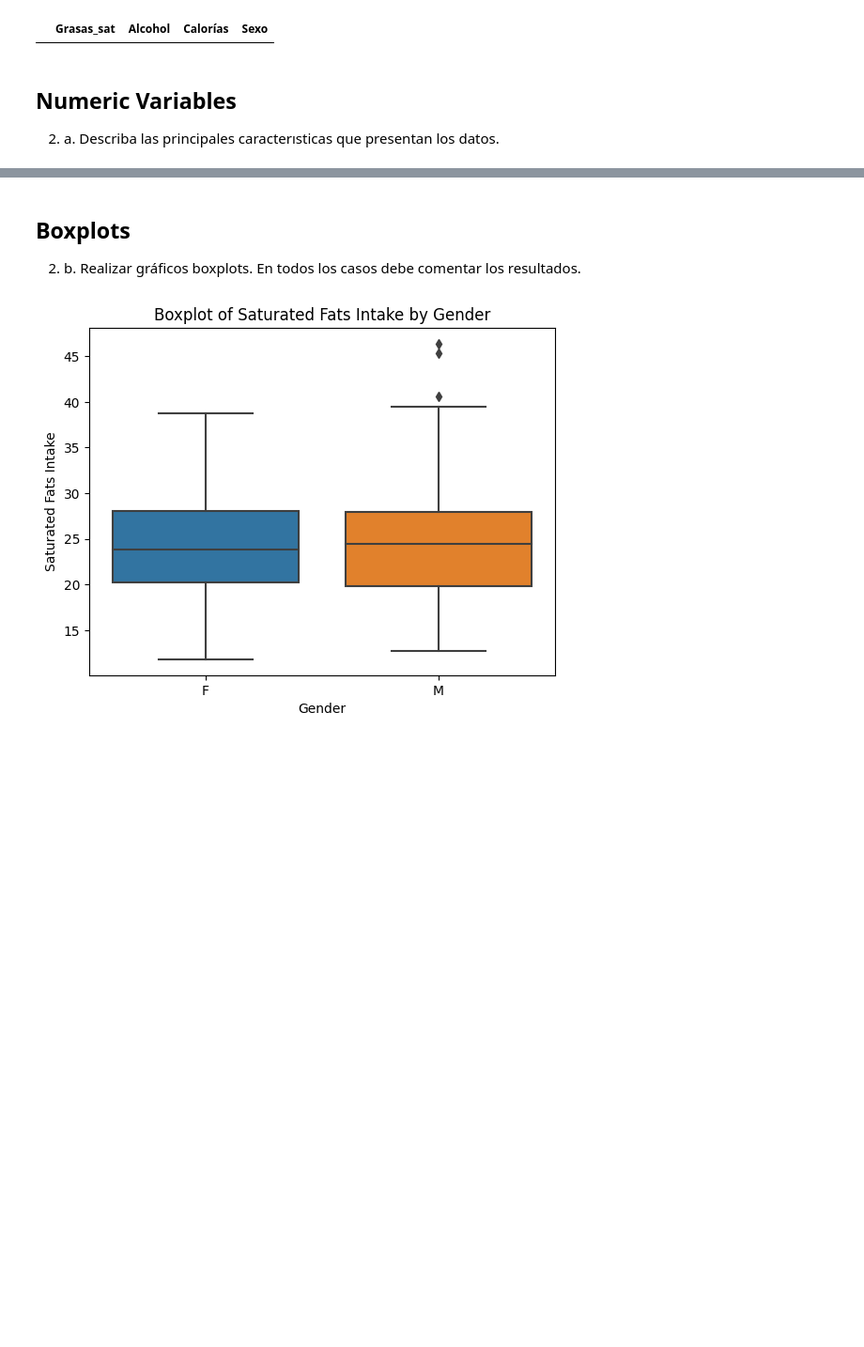
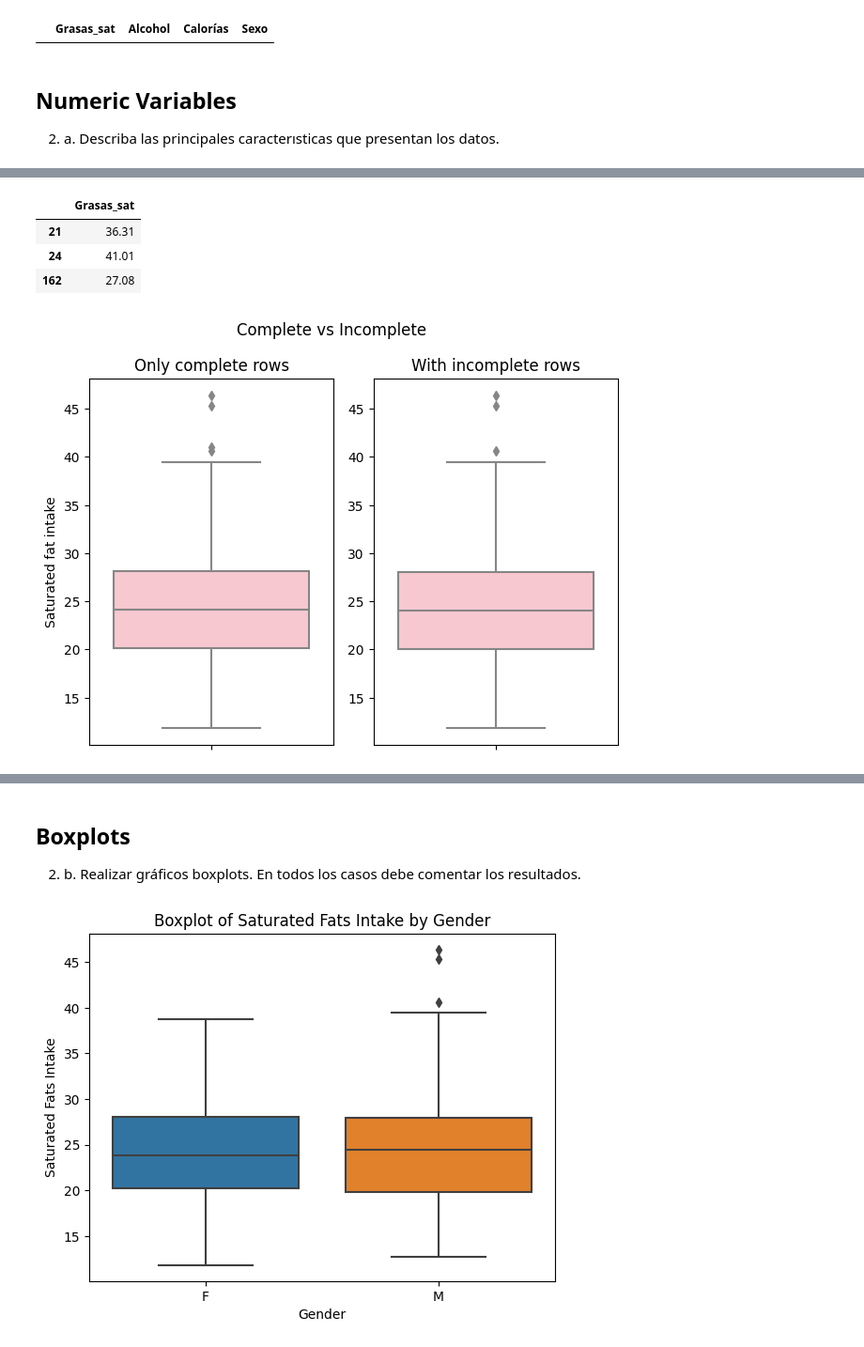
Before and after one commit to prausela/nutri-stats, a Jupyter notebook: main.ipynb, the cells around one changed output, grey strips where cells are left out. Shown: that part at 94% size. Saved outputs shown, nothing was run; the diff lists cells and outputs as text; code cells hidden in the pictures; blank space fills up the shorter version.

Commit message:
Explain data with plots

```diff
--- a/main.ipynb
+++ b/main.ipynb
@@ -94,0 +100,6 @@ nm_df
+# %%
+drop_rows_with_missing_vals = lambda df : df.drop(rows_with_missing_val(df).index)
+# %%
+fat_df = df[[SAT_FAT, CAL, GENDER]]
+fat_df = drop_rows_with_missing_vals(fat_df)
+fat_df
@@ -115,0 +198,20 @@ dtype: float64
+# %%
+drop_rows_with_missing_vals(mv_df[[SAT_FAT]])
+# %% [output]
+|  | Grasas_sat |
+| 21 | 36.31 |
+| 24 | 41.01 |
+| 162 | 27.08 |
+# %%
+figure, axis = plt.subplots(1, 2)
+sns.boxplot(y=SAT_FAT, data=fat_df,             ax=axis[0], color="pink")
+sns.boxplot(y=SAT_FAT, data=nm_df[[SAT_FAT]],   ax=axis[1], color="pink")
+axis[0].set_title("Only complete rows")
+axis[0].set_ylabel("Saturated fat intake")
+axis[1].set_title("With incomplete rows")
+axis[1].set_ylabel("")
+figure.suptitle("Complete vs Incomplete")
+figure.tight_layout()
+plt.show()
+# %% [output]
+[figure, added]
```
Also changed, not shown: parts of 23 cells of this notebook.
